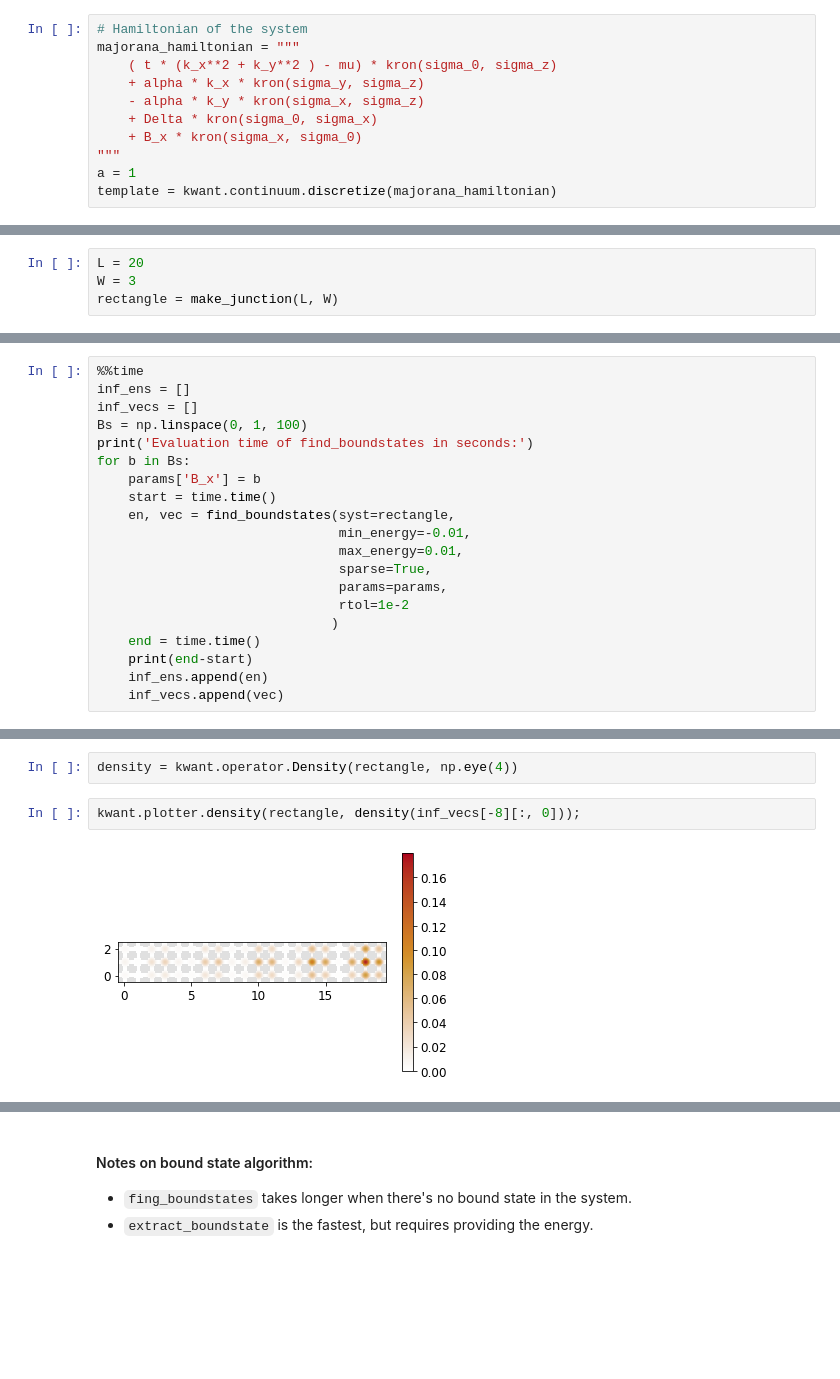
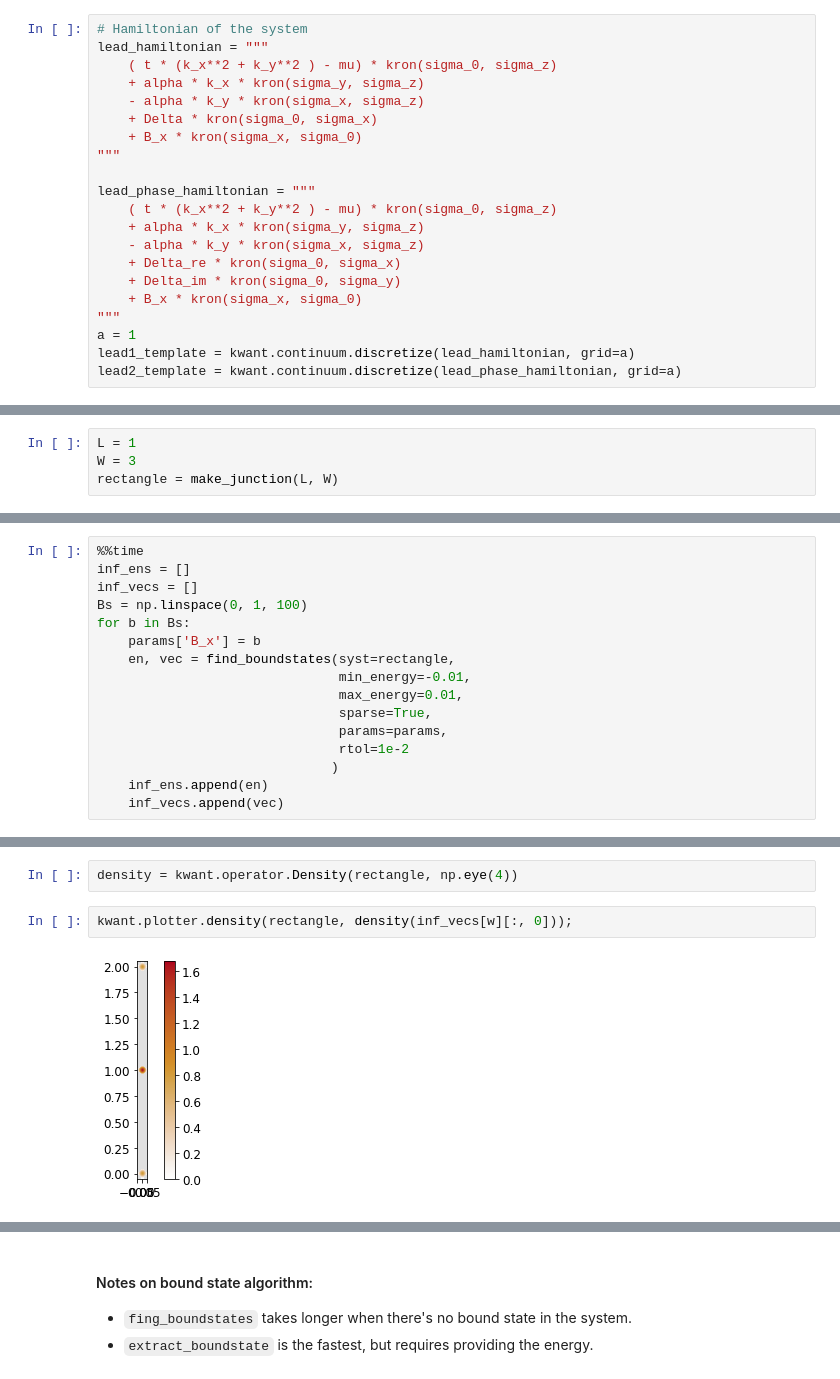
Before and after one commit to Satin21/Trijunction, a Jupyter notebook: analysis/boundstate.ipynb, the cells around one changed output, grey strips where cells are left out. Saved outputs shown, nothing was run; the diff lists cells and outputs as text; blank space fills up the shorter version.

```diff
--- a/analysis/boundstate.ipynb
+++ b/analysis/boundstate.ipynb
@@ -21,14 +102,24 @@ def sort_eigen(ev):
 # %%
 # Hamiltonian of the system
-majorana_hamiltonian = """
+lead_hamiltonian = """
     ( t * (k_x**2 + k_y**2 ) - mu) * kron(sigma_0, sigma_z)
     + alpha * k_x * kron(sigma_y, sigma_z)
     - alpha * k_y * kron(sigma_x, sigma_z)
     + Delta * kron(sigma_0, sigma_x)
     + B_x * kron(sigma_x, sigma_0)
 """
+
+lead_phase_hamiltonian = """
+    ( t * (k_x**2 + k_y**2 ) - mu) * kron(sigma_0, sigma_z)
+    + alpha * k_x * kron(sigma_y, sigma_z)
+    - alpha * k_y * kron(sigma_x, sigma_z)
+    + Delta_re * kron(sigma_0, sigma_x)
+    + Delta_im * kron(sigma_0, sigma_y)
+    + B_x * kron(sigma_x, sigma_0)
+"""
 a = 1
-template = kwant.continuum.discretize(majorana_hamiltonian)
+lead1_template = kwant.continuum.discretize(lead_hamiltonian, grid=a)
+lead2_template = kwant.continuum.discretize(lead_phase_hamiltonian, grid=a)
 # %% [output]
 importing sympy.matrices.matrices with 'from sympy import *' has been
 deprecated since SymPy 1.6. Use import sympy.matrices.matrices
@@ -61,7 +200,7 @@ def make_junction(L, W):
 # %% [markdown]
 ### Infinite system
 # %%
-L = 20
+L = 1
 W = 3
 rectangle = make_junction(L, W)
 # %%
@@ -102,10 +241,8 @@ Wall time: 1.03 ms
 inf_ens = []
 inf_vecs = []
 Bs = np.linspace(0, 1, 100)
-print('Evaluation time of find_boundstates in seconds:')
 for b in Bs:
     params['B_x'] = b
-    start = time.time()
     en, vec = find_boundstates(syst=rectangle,
                                min_energy=-0.01,
                                max_energy=0.01,
@@ -113,8 +250,6 @@ for b in Bs:
                                params=params,
                                rtol=1e-2
                               )
-    end = time.time()
-    print(end-start)
     inf_ens.append(en)
     inf_vecs.append(vec)
 # %% [output]
@@ -145,9 +265,9 @@ plt.scatter(Bs[w:], inf_ens[w:])
 # %%
 density = kwant.operator.Density(rectangle, np.eye(4))
 # %%
-kwant.plotter.density(rectangle, density(inf_vecs[-8][:, 0]));
+kwant.plotter.density(rectangle, density(inf_vecs[w][:, 0]));
 # %% [output]
-[figure, old version]
+[figure, new version]
 # %%
 %%time
 inf_vecs_0 = []
```
Also changed, not shown: parts of 74 cells of this notebook, 6 other files.
